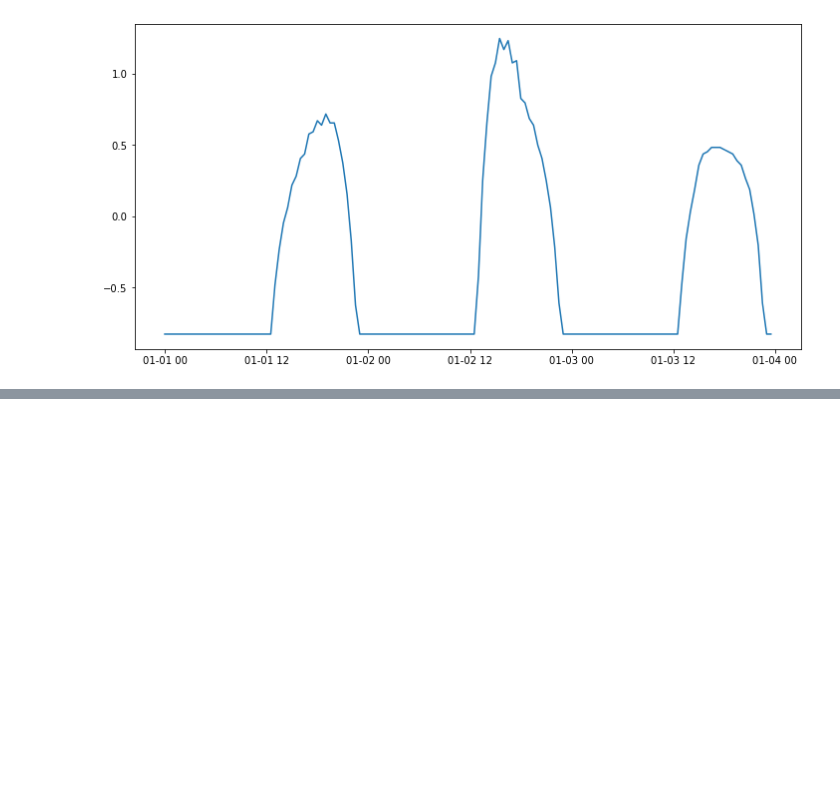
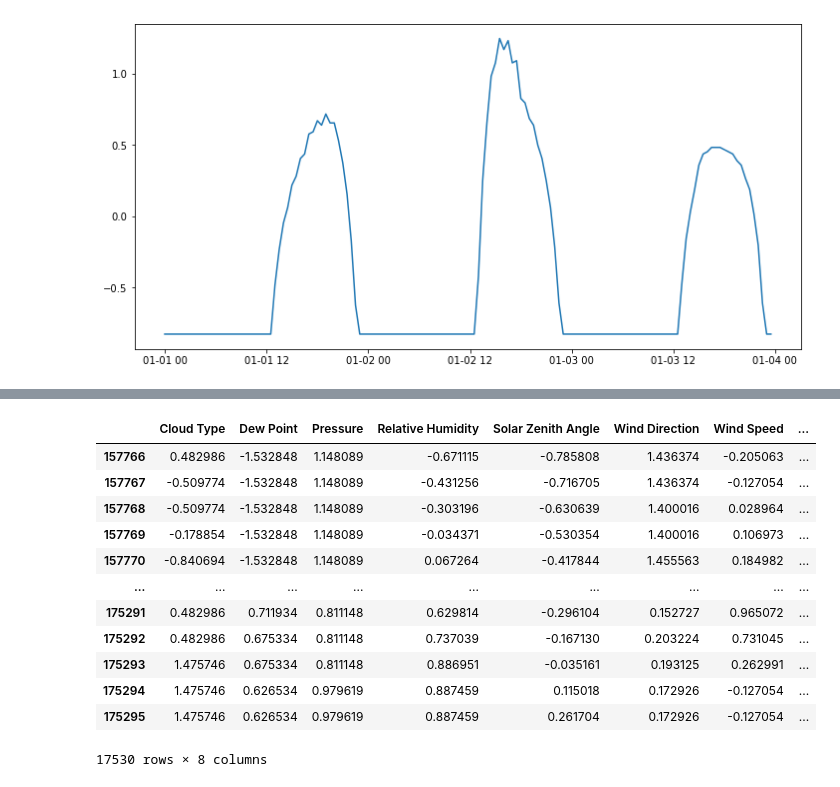
Before and after one commit to AryaStark13/Wipro-hackathon, a Jupyter notebook: Cleaned Data.ipynb, the cells around one changed output, grey strips where cells are left out. Saved outputs shown, nothing was run; the diff lists cells and outputs as text; code cells hidden in the pictures; blank space fills up the shorter version.

```diff
--- a/Cleaned Data.ipynb
+++ b/Cleaned Data.ipynb
@@ -447,0 +449,19 @@ plt.plot(x_train['Date'][0:144], y_train['Clearsky DHI'][0:144])
+# %%
+x_val = pd.DataFrame(x_train[int(len(x_train) * 0.90):])
+y_val = pd.DataFrame(y_train[int(len(y_train) * 0.90):])
+# %%
+x_val
+# %% [output]
+|  | Cloud Type | Dew Point | Pressure | Relative Humidity | Solar Zenith Angle | Wind Direction | Wind Speed | ... |
+| 157766 | 0.482986 | -1.532848 | 1.148089 | -0.671115 | -0.785808 | 1.436374 | -0.205063 | ... |
+| 157767 | -0.509774 | -1.532848 | 1.148089 | -0.431256 | -0.716705 | 1.436374 | -0.127054 | ... |
+| 157768 | -0.509774 | -1.532848 | 1.148089 | -0.303196 | -0.630639 | 1.400016 | 0.028964 | ... |
+| 157769 | -0.178854 | -1.532848 | 1.148089 | -0.034371 | -0.530354 | 1.400016 | 0.106973 | ... |
+| 157770 | -0.840694 | -1.532848 | 1.148089 | 0.067264 | -0.417844 | 1.455563 | 0.184982 | ... |
+| ... | ... | ... | ... | ... | ... | ... | ... | ... |
+| 175291 | 0.482986 | 0.711934 | 0.811148 | 0.629814 | -0.296104 | 0.152727 | 0.965072 | ... |
+| 175292 | 0.482986 | 0.675334 | 0.811148 | 0.737039 | -0.167130 | 0.203224 | 0.731045 | ... |
+| 175293 | 1.475746 | 0.675334 | 0.811148 | 0.886951 | -0.035161 | 0.193125 | 0.262991 | ... |
+| 175294 | 1.475746 | 0.626534 | 0.979619 | 0.887459 | 0.115018 | 0.172926 | -0.127054 | ... |
+| 175295 | 1.475746 | 0.626534 | 0.979619 | 0.887459 | 0.261704 | 0.172926 | -0.127054 | ... |
+17530 rows × 8 columns
```
Also changed, not shown: parts of 13 cells of this notebook.
